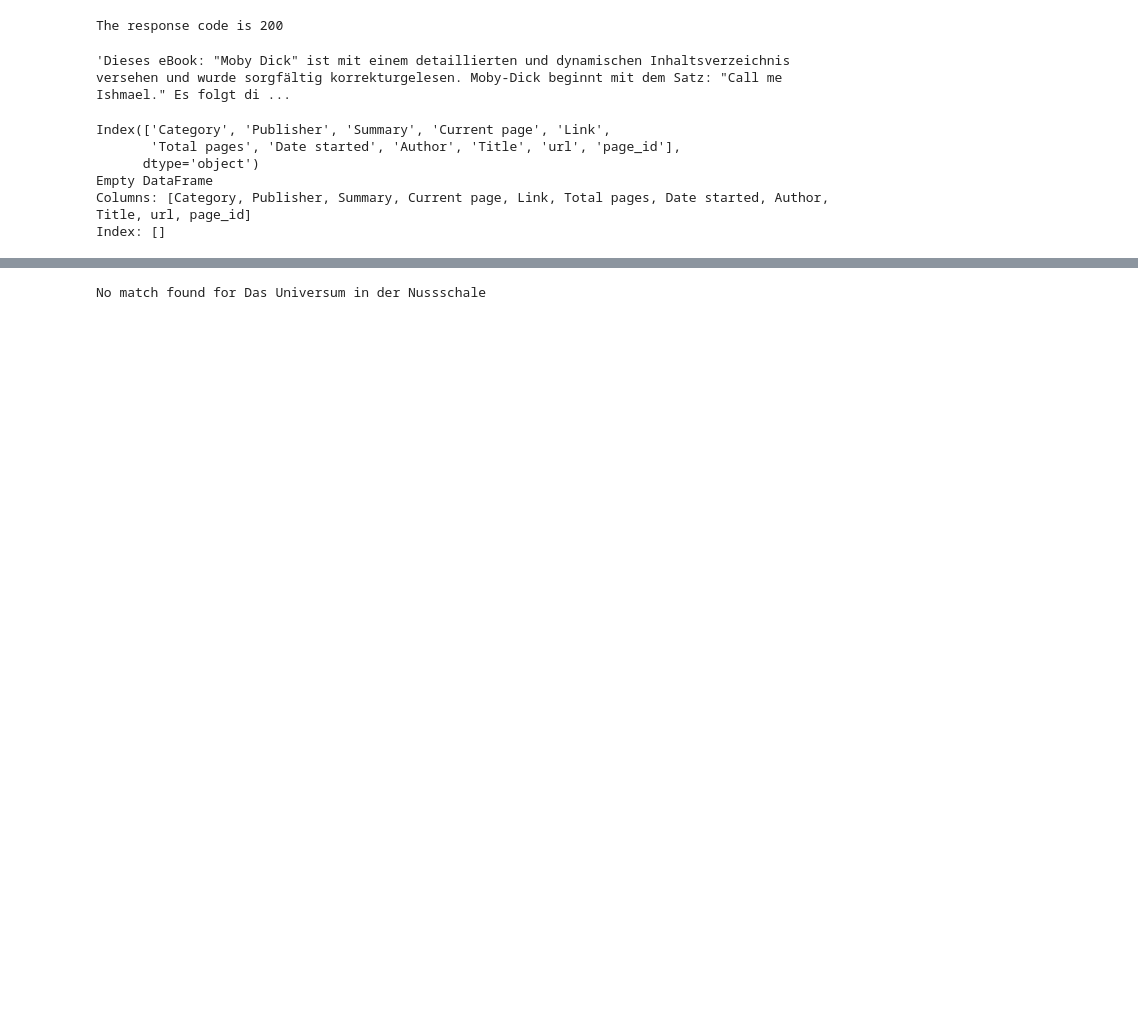
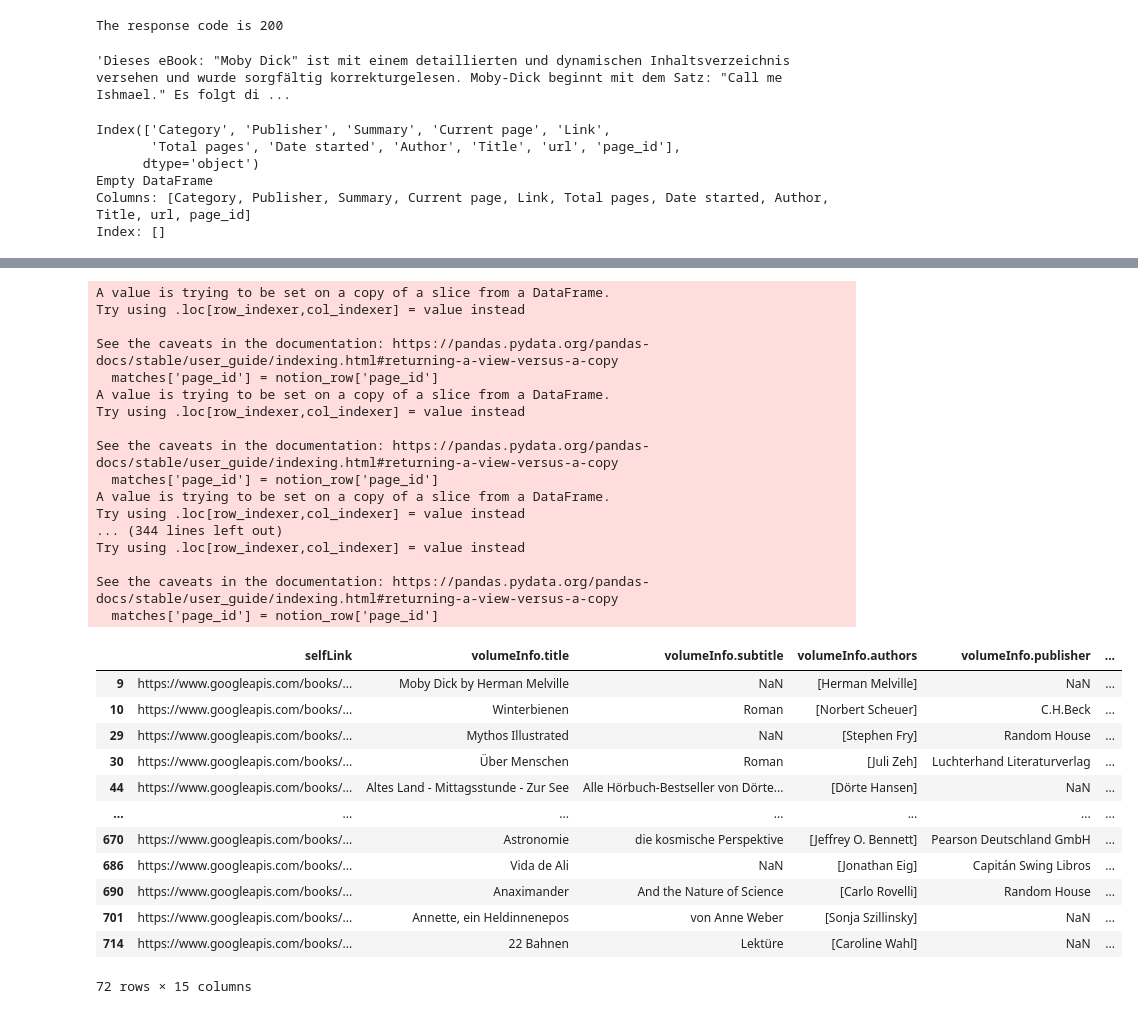
Before and after one commit to aegis301/Notion-Bookshelf, a Jupyter notebook: custom_version.ipynb, the cells around one changed output, grey strips where cells are left out. Saved outputs shown, nothing was run; the diff lists cells and outputs as text; code cells hidden in the pictures; blank space fills up the shorter version.

```diff
--- a/custom_version.ipynb
+++ b/custom_version.ipynb
@@ -158,6 +144,8 @@ def clean_google_data(google_df, notion_df):
             # Filter google_df by title using regex
             matches = google_df[google_df['volumeInfo.title'].str.lower(
             ).str.contains(pattern, regex=True, na=False)]
+            # add page_id to matches as column
+            matches['page_id'] = notion_row['page_id']
 
         except TypeError as e:
             print(f"TypeError encountered while filtering by title: {e}")
@@ -209,5 +197,35 @@ def clean_google_data(google_df, notion_df):
     return filtered_df
 # %%
 clean_google_data = clean_google_data(google_data, notion)
+clean_google_data
 # %% [output]
-No match found for Das Universum in der Nussschale
+A value is trying to be set on a copy of a slice from a DataFrame.
+Try using .loc[row_indexer,col_indexer] = value instead
+
+See the caveats in the documentation: https://pandas.pydata.org/pandas-docs/stable/user_guide/indexing.html#returning-a-view-versus-a-copy
+  matches['page_id'] = notion_row['page_id']
+A value is trying to be set on a copy of a slice from a DataFrame.
+Try using .loc[row_indexer,col_indexer] = value instead
+
+See the caveats in the documentation: https://pandas.pydata.org/pandas-docs/stable/user_guide/indexing.html#returning-a-view-versus-a-copy
+  matches['page_id'] = notion_row['page_id']
+A value is trying to be set on a copy of a slice from a DataFrame.
+Try using .loc[row_indexer,col_indexer] = value instead
+... (344 lines left out)
+Try using .loc[row_indexer,col_indexer] = value instead
+
+See the caveats in the documentation: https://pandas.pydata.org/pandas-docs/stable/user_guide/indexing.html#returning-a-view-versus-a-copy
+  matches['page_id'] = notion_row['page_id']
+|  | selfLink | volumeInfo.title | volumeInfo.subtitle | volumeInfo.authors | volumeInfo.publisher | ... |
+| 9 | https://www.googleapis.com/books/... | Moby Dick by Herman Melville | NaN | [Herman Melville] | NaN | ... |
+| 10 | https://www.googleapis.com/books/... | Winterbienen | Roman | [Norbert Scheuer] | C.H.Beck | ... |
+| 29 | https://www.googleapis.com/books/... | Mythos Illustrated | NaN | [Stephen Fry] | Random House | ... |
+| 30 | https://www.googleapis.com/books/... | Über Menschen | Roman | [Juli Zeh] | Luchterhand Literaturverlag | ... |
+| 44 | https://www.googleapis.com/books/... | Altes Land - Mittagsstunde - Zur See | Alle Hörbuch-Bestseller von Dörte... | [Dörte Hansen] | NaN | ... |
+| ... | ... | ... | ... | ... | ... | ... |
+| 670 | https://www.googleapis.com/books/... | Astronomie | die kosmische Perspektive | [Jeffrey O. Bennett] | Pearson Deutschland GmbH | ... |
+| 686 | https://www.googleapis.com/books/... | Vida de Ali | NaN | [Jonathan Eig] | Capitán Swing Libros | ... |
+| 690 | https://www.googleapis.com/books/... | Anaximander | And the Nature of Science | [Carlo Rovelli] | Random House | ... |
+| 701 | https://www.googleapis.com/books/... | Annette, ein Heldinnenepos | von Anne Weber | [Sonja Szillinsky] | NaN | ... |
+| 714 | https://www.googleapis.com/books/... | 22 Bahnen | Lektüre | [Caroline Wahl] | NaN | ... |
+72 rows × 15 columns
```
Also changed, not shown: parts of 11 cells of this notebook.
